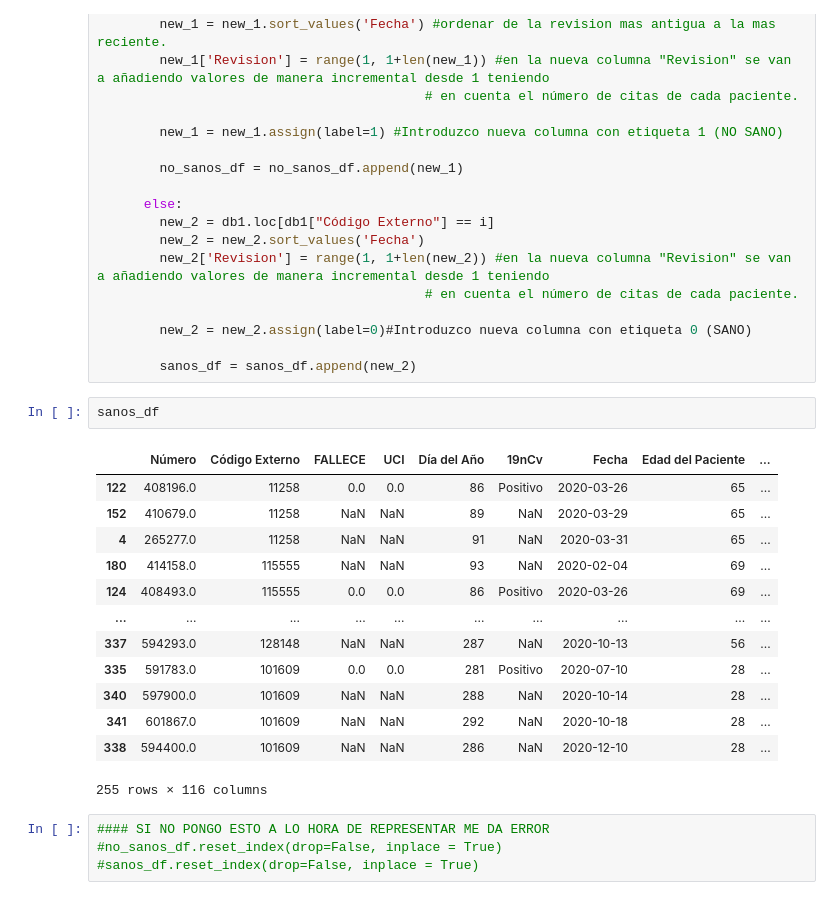
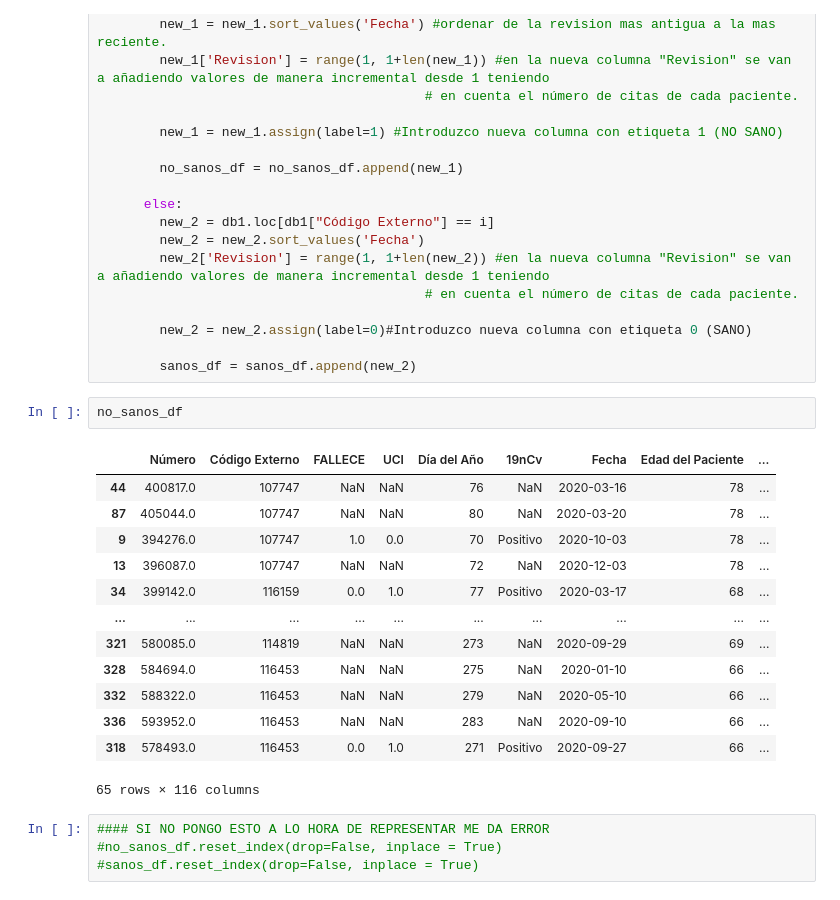
Before and after one commit to jorgealarconlucas/TFG, a Jupyter notebook: TFG.ipynb, the cells around one changed output. Drawn from its saved outputs; the diff is of its cells as text.

```diff
--- a/TFG.ipynb
+++ b/TFG.ipynb
@@ -388,22 +388,22 @@ for i in lista_pacientes:
         new_2 = new_2.assign(label=0)#Introduzco nueva columna con etiqueta 0 (SANO)
 
         sanos_df = sanos_df.append(new_2)
-# %%
-sanos_df
-# %% [output]
-|  | Número | Código Externo | FALLECE | UCI | Día del Año | 19nCv | Fecha | Edad del Paciente | ... |
-| 122 | 408196.0 | 11258 | 0.0 | 0.0 | 86 | Positivo | 2020-03-26 | 65 | ... |
-| 152 | 410679.0 | 11258 | NaN | NaN | 89 | NaN | 2020-03-29 | 65 | ... |
-| 4 | 265277.0 | 11258 | NaN | NaN | 91 | NaN | 2020-03-31 | 65 | ... |
-| 180 | 414158.0 | 115555 | NaN | NaN | 93 | NaN | 2020-02-04 | 69 | ... |
-| 124 | 408493.0 | 115555 | 0.0 | 0.0 | 86 | Positivo | 2020-03-26 | 69 | ... |
-| ... | ... | ... | ... | ... | ... | ... | ... | ... | ... |
-| 337 | 594293.0 | 128148 | NaN | NaN | 287 | NaN | 2020-10-13 | 56 | ... |
-| 335 | 591783.0 | 101609 | 0.0 | 0.0 | 281 | Positivo | 2020-07-10 | 28 | ... |
-| 340 | 597900.0 | 101609 | NaN | NaN | 288 | NaN | 2020-10-14 | 28 | ... |
-| 341 | 601867.0 | 101609 | NaN | NaN | 292 | NaN | 2020-10-18 | 28 | ... |
-| 338 | 594400.0 | 101609 | NaN | NaN | 286 | NaN | 2020-12-10 | 28 | ... |
-255 rows × 116 columns
+# %%
+no_sanos_df
+# %% [output]
+|  | Número | Código Externo | FALLECE | UCI | Día del Año | 19nCv | Fecha | Edad del Paciente | ... |
+| 44 | 400817.0 | 107747 | NaN | NaN | 76 | NaN | 2020-03-16 | 78 | ... |
+| 87 | 405044.0 | 107747 | NaN | NaN | 80 | NaN | 2020-03-20 | 78 | ... |
+| 9 | 394276.0 | 107747 | 1.0 | 0.0 | 70 | Positivo | 2020-10-03 | 78 | ... |
+| 13 | 396087.0 | 107747 | NaN | NaN | 72 | NaN | 2020-12-03 | 78 | ... |
+| 34 | 399142.0 | 116159 | 0.0 | 1.0 | 77 | Positivo | 2020-03-17 | 68 | ... |
+| ... | ... | ... | ... | ... | ... | ... | ... | ... | ... |
+| 321 | 580085.0 | 114819 | NaN | NaN | 273 | NaN | 2020-09-29 | 69 | ... |
+| 328 | 584694.0 | 116453 | NaN | NaN | 275 | NaN | 2020-01-10 | 66 | ... |
+| 332 | 588322.0 | 116453 | NaN | NaN | 279 | NaN | 2020-05-10 | 66 | ... |
+| 336 | 593952.0 | 116453 | NaN | NaN | 283 | NaN | 2020-09-10 | 66 | ... |
+| 318 | 578493.0 | 116453 | 0.0 | 1.0 | 271 | Positivo | 2020-09-27 | 66 | ... |
+65 rows × 116 columns
 # %%
 #### SI NO PONGO ESTO A LO HORA DE REPRESENTAR ME DA ERROR
 #no_sanos_df.reset_index(drop=False, inplace = True)
```
Also changed, not shown: parts of 6 cells of this notebook.
